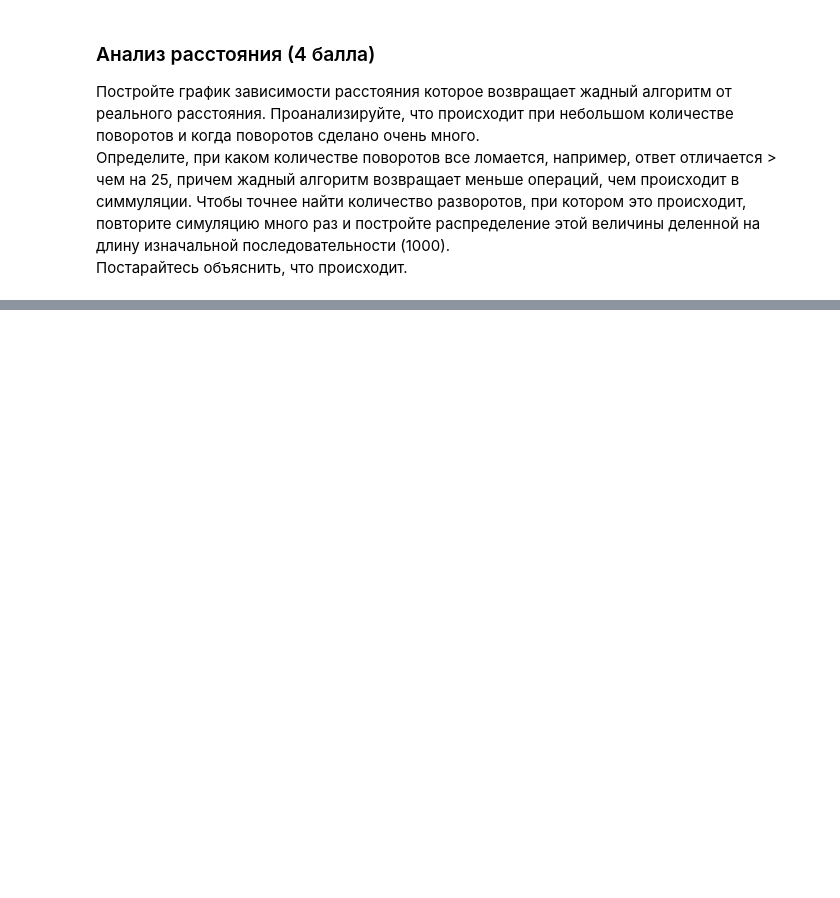
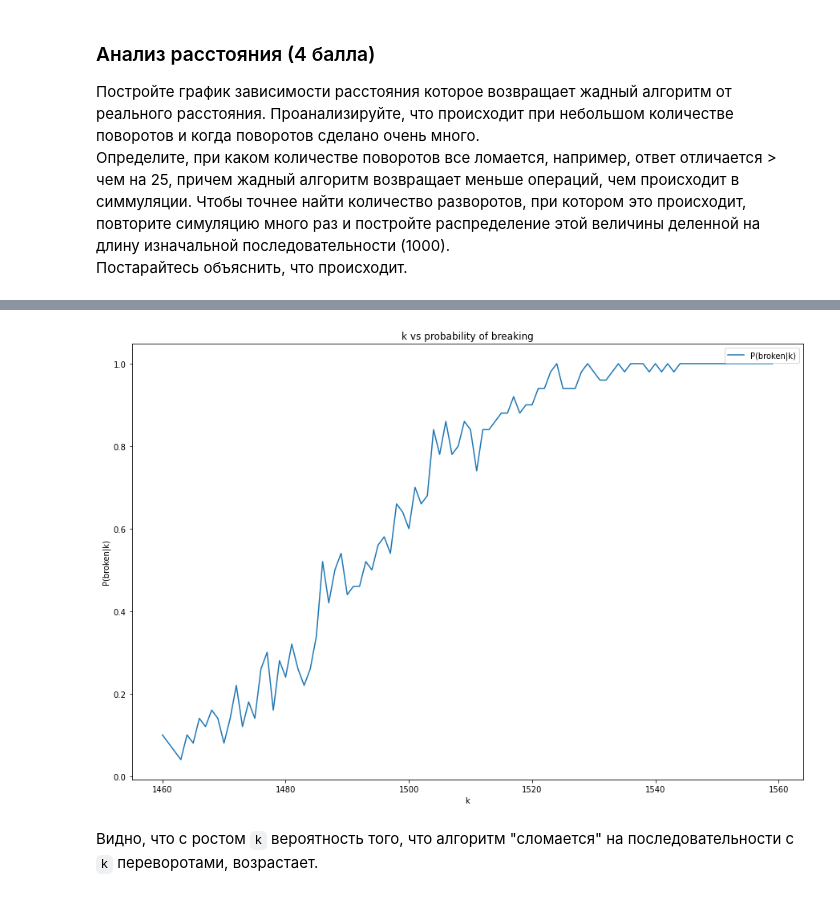
Before and after one commit to r1ckya/BioinformaticsCourse, a Jupyter notebook: 1_7/homeAssignment_7.ipynb, the cells around one changed output, grey strips where cells are left out. Drawn from its saved outputs; the diff is of its cells as text; code cells hidden in the pictures; blank space fills up the shorter version.

```diff
--- a/1_7/homeAssignment_7.ipynb
+++ b/1_7/homeAssignment_7.ipynb
@@ -17,0 +115,21 @@
+# %%
+n = 1000
+threshold = 25
+offset = 50
+ks = np.arange(bp - offset, bp + offset)
+n_seqs = 50
+# %%
+n_rotations = get_rotations(n, ks, n_seqs)
+# %%
+mask = ks[..., None] - n_rotations > threshold
+cnts = np.sum(mask, axis=1)
+plt.plot(ks, cnts / n_seqs, label="P(broken|k)")
+plt.xlabel("k")
+plt.ylabel("P(broken|k)")
+plt.title("k vs probability of breaking")
+plt.legend()
+plt.show()
+# %% [output]
+[figure, added]
+# %% [markdown]
+Видно, что с ростом `k` вероятность того, что алгоритм "сломается" на последовательности с `k` переворотами, возрастает.
```
Also changed, not shown: parts of 17 cells of this notebook.
